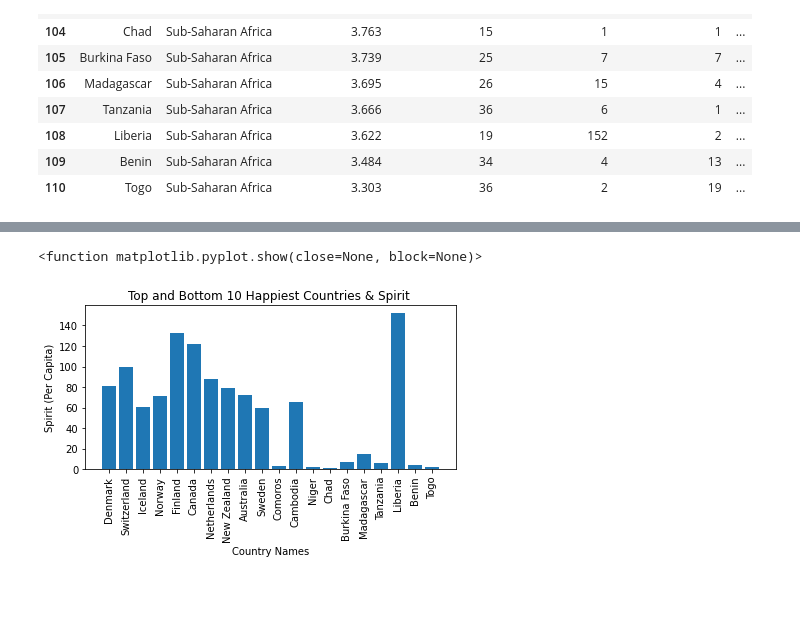
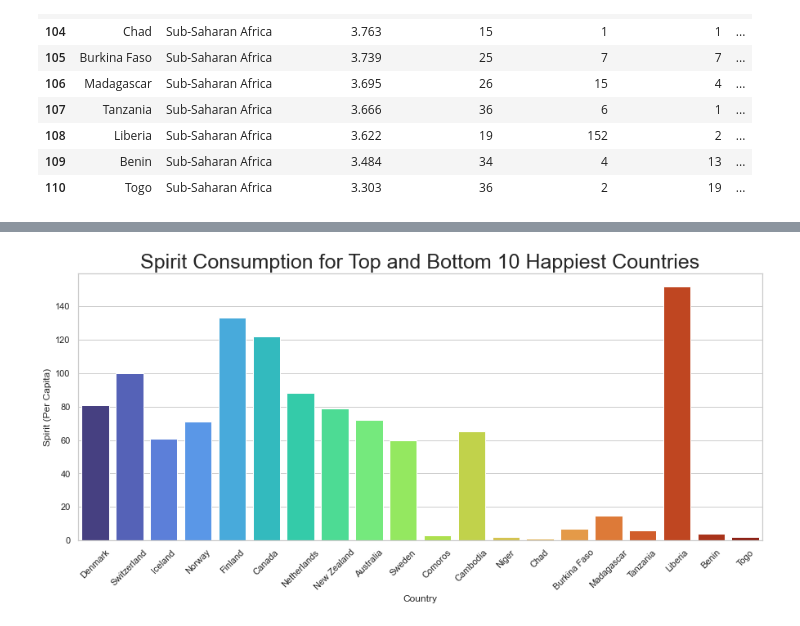
Before and after one commit to Caleman34/Alcohol_and_Happiness, a Jupyter notebook: Alcohol_and_Happiness.ipynb, the cells around one changed output, grey strips where cells are left out. Cells and saved outputs as stored; diff of their text form; code cells hidden in the pictures; blank space fills up the shorter version.

```diff
--- a/Alcohol_and_Happiness.ipynb
+++ b/Alcohol_and_Happiness.ipynb
@@ -201,13 +198,11 @@ plt.show
 # %%
-# line plot of countries and thier drinking ber per capita
-plt.bar(top_bottom_df["Country"], top_bottom_df["Wine (Per Capita)"])
-plt.title("Top and Bottom 10 Happiest Countries & Wine Consumption")
-plt.xlabel("Country Names")
-plt.ylabel("Wine (Per Capita)")
-plt.xticks(rotation = 90)
+# line plot of countries and thier drinking wine per capita
+plt.figure(figsize = (15,6))
+sns.barplot(x ="Country",y= "Wine (Per Capita)", data = top_bottom_df, palette = 'turbo')
+sns.set_theme(style="whitegrid")
+plt.title("Wine Consumption for Top and Bottom 10 Happiest Countries", fontsize = 25)
+plt.xticks(rotation = 45)
 plt.savefig("Figures/t_b_10_wine.png")
-plt.tight_layout()
 
-
-plt.show
+plt.show()
 # %% [output]
@@ -216,15 +210,12 @@ plt.show
 # %%
-# line plot of countries and thier drinking ber per capita
-plt.bar(top_bottom_df["Country"], top_bottom_df["Spirit (Per Capita)"])
-plt.title("Top and Bottom 10 Happiest Countries & Spirit ")
-plt.xlabel("Country Names")
-plt.ylabel("Spirit (Per Capita)")
-plt.xticks(rotation = 90)
-plt.tight_layout()
+# line plot of countries and thier drinking wine per capita
+plt.figure(figsize = (15,6))
+sns.set_theme(style="whitegrid")
+sns.barplot(x ="Country",y= "Spirit (Per Capita)", data = top_bottom_df, palette = 'turbo')
+plt.title("Spirit Consumption for Top and Bottom 10 Happiest Countries", fontsize = 25)
+plt.xticks(rotation = 45)
+plt.savefig("Figures/t_b_10_Spirit.png")
 
-plt.savefig("Figures/t_b_10_spirit.png")
-
-plt.show
+plt.show()
 # %% [output]
-<function matplotlib.pyplot.show(close=None, block=None)>
-[figure, old version]
+[figure, new version]
```
Also changed, not shown: parts of 10 cells of this notebook, 7 other files.
